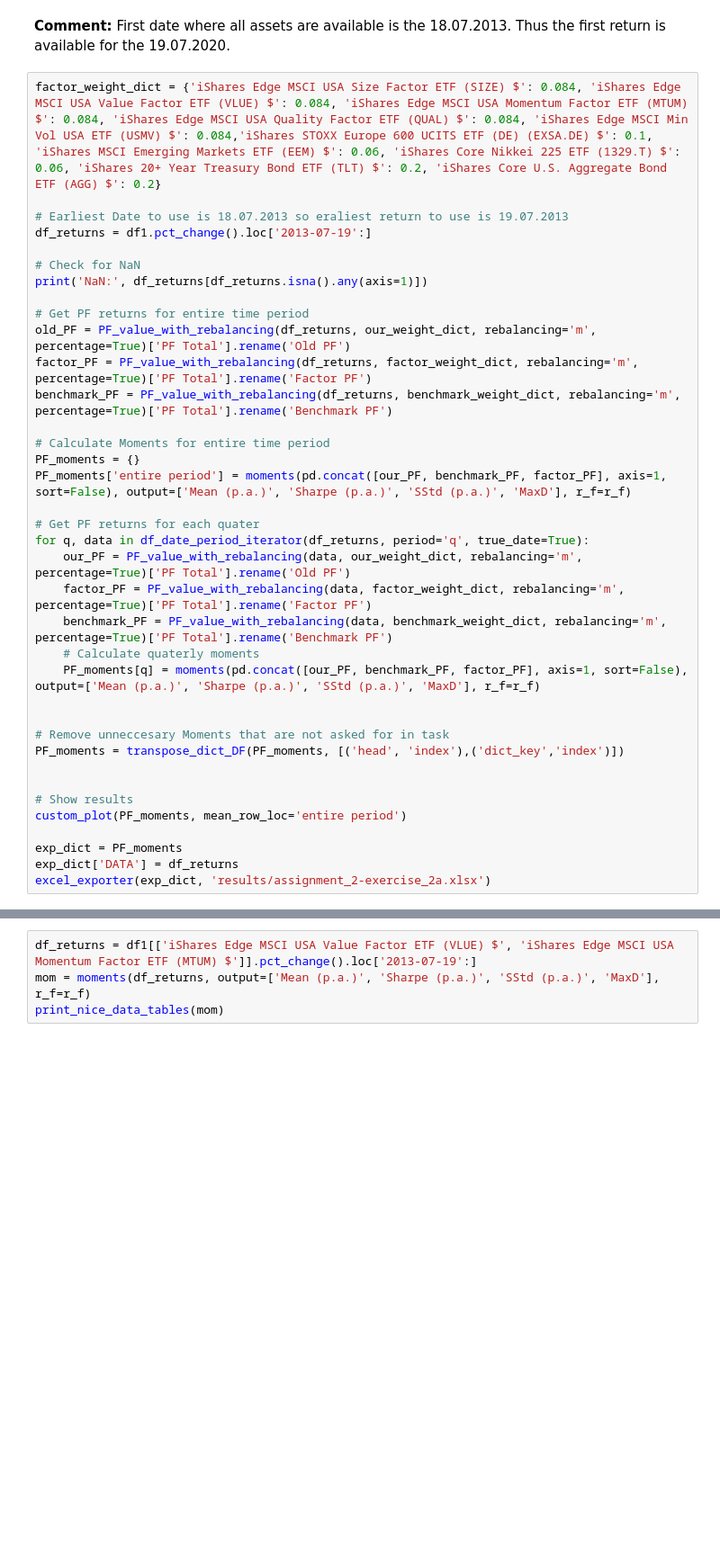
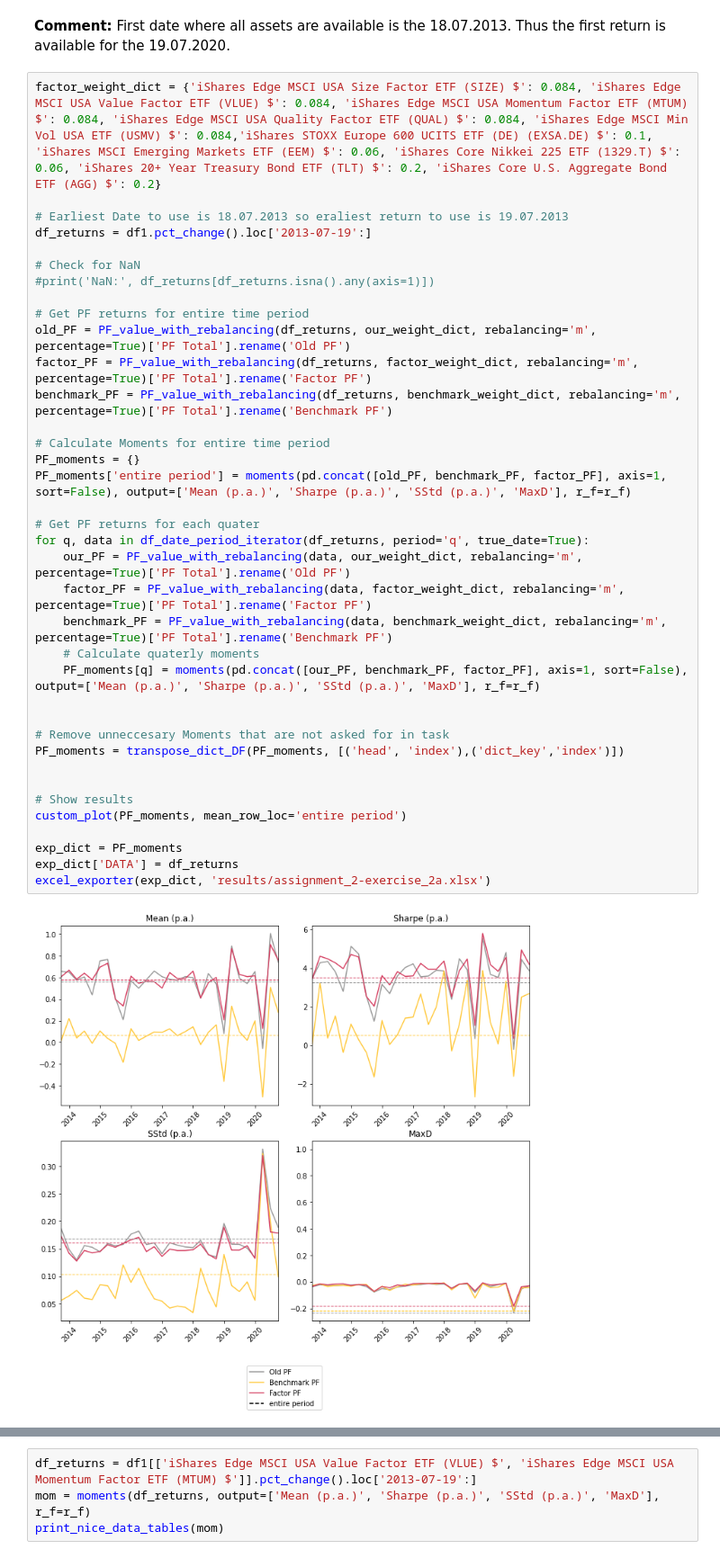
Before and after one commit to vanalmsick/pf_mgt, a Jupyter notebook: pf_mgt/assignment 2.ipynb, the cells around one changed output, grey strips where cells are left out. Shown at 90% size. Drawn from its saved outputs; the diff is of its cells as text; blank space fills up the shorter version.

```diff
--- a/pf_mgt/assignment 2.ipynb
+++ b/pf_mgt/assignment 2.ipynb
@@ -335,34 +309,35 @@ factor_weight_dict = {'iShares Edge MSCI USA Size Factor ETF (SIZE) $': 0.084, '
 df_returns = df1.pct_change().loc['2013-07-19':]
 
 # Check for NaN
-print('NaN:', df_returns[df_returns.isna().any(axis=1)])
+#print('NaN:', df_returns[df_returns.isna().any(axis=1)])
 
 # Get PF returns for entire time period
 old_PF = PF_value_with_rebalancing(df_returns, our_weight_dict, rebalancing='m', percentage=True)['PF Total'].rename('Old PF')
 factor_PF = PF_value_with_rebalancing(df_returns, factor_weight_dict, rebalancing='m', percentage=True)['PF Total'].rename('Factor PF')
 benchmark_PF = PF_value_with_rebalancing(df_returns, benchmark_weight_dict, rebalancing='m', percentage=True)['PF Total'].rename('Benchmark PF')
 
 # Calculate Moments for entire time period
 PF_moments = {}
-PF_moments['entire period'] = moments(pd.concat([our_PF, benchmark_PF, factor_PF], axis=1, sort=False), output=['Mean (p.a.)', 'Sharpe (p.a.)', 'SStd (p.a.)', 'MaxD'], r_f=r_f)
+PF_moments['entire period'] = moments(pd.concat([old_PF, benchmark_PF, factor_PF], axis=1, sort=False), output=['Mean (p.a.)', 'Sharpe (p.a.)', 'SStd (p.a.)', 'MaxD'], r_f=r_f)
 
 # Get PF returns for each quater
 for q, data in df_date_period_iterator(df_returns, period='q', true_date=True):
     our_PF = PF_value_with_rebalancing(data, our_weight_dict, rebalancing='m', percentage=True)['PF Total'].rename('Old PF')
     factor_PF = PF_value_with_rebalancing(data, factor_weight_dict, rebalancing='m', percentage=True)['PF Total'].rename('Factor PF')
     benchmark_PF = PF_value_with_rebalancing(data, benchmark_weight_dict, rebalancing='m', percentage=True)['PF Total'].rename('Benchmark PF')
     # Calculate quaterly moments
     PF_moments[q] = moments(pd.concat([our_PF, benchmark_PF, factor_PF], axis=1, sort=False), output=['Mean (p.a.)', 'Sharpe (p.a.)', 'SStd (p.a.)', 'MaxD'], r_f=r_f)
 
 
 # Remove unneccesary Moments that are not asked for in task
 PF_moments = transpose_dict_DF(PF_moments, [('head', 'index'),('dict_key','index')])
 
 
 # Show results
 custom_plot(PF_moments, mean_row_loc='entire period')
 
 exp_dict = PF_moments
 exp_dict['DATA'] = df_returns
 excel_exporter(exp_dict, 'results/assignment_2-exercise_2a.xlsx')
 # %% [output]
+[figure, new version]
```
Also changed, not shown: parts of 22 cells of this notebook, 3 other files.
